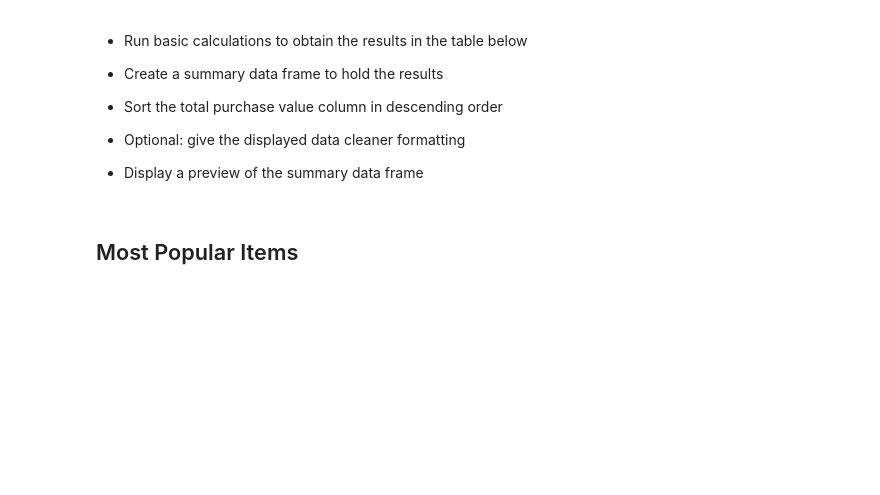
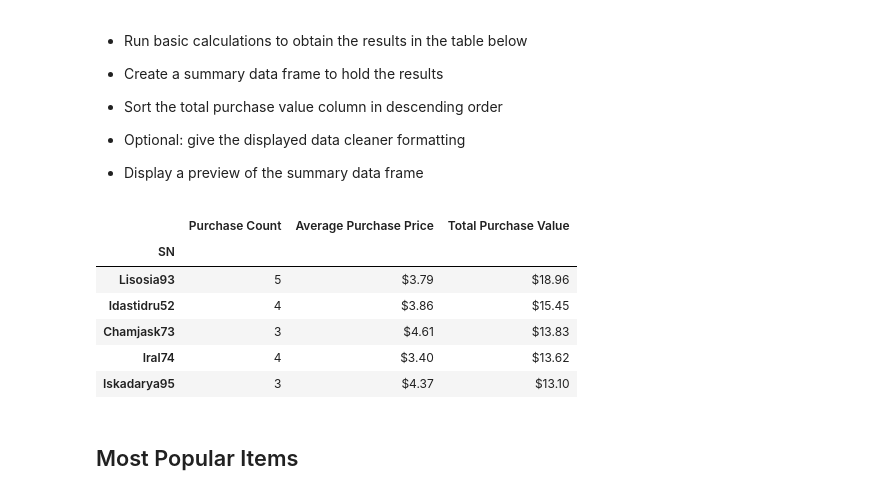
Before and after one commit to safetyh546/pandas-challenge, a Jupyter notebook: HeroesOfPymoli/HeroesOfPymoli_starter.ipynb, the cells around one changed output. Saved outputs shown, nothing was run; the diff lists cells and outputs as text; code cells hidden in the pictures; blank space fills up the shorter version.

```diff
--- a/HeroesOfPymoli/HeroesOfPymoli_starter.ipynb
+++ b/HeroesOfPymoli/HeroesOfPymoli_starter.ipynb
@@ -292,6 +298,38 @@ PurchaseAnalysis
 
 
 * Display a preview of the summary data frame
+# %%
+# Create a GroupBy object based upon "SN"
+TopSpenderGroup = purchase_data.groupby("SN")
+
+#Build data for summary dataframe
+TSPurchaseCount = TopSpenderGroup["Purchase ID"].count()
+TSAvgPurchasePrice = TopSpenderGroup["Price"].mean()
+TSTotalPurchaseValue = TopSpenderGroup["Price"].sum()
+
+#Build summary dataframe
+TopSpender= pd.DataFrame({"Purchase Count": TSPurchaseCount,
+                                "Average Purchase Price": TSAvgPurchasePrice,
+                                "Total Purchase Value": TSTotalPurchaseValue
+                               })
+
+#Sort by total purchase value in descending order
+TopSpender.sort_values(by=['Total Purchase Value'], inplace=True, ascending=False)
+
+#Format to str to display $ sign for applicable columns
+TopSpender["Average Purchase Price"]=TopSpender["Average Purchase Price"].map("${:.2f}".format)
+TopSpender["Total Purchase Value"]=TopSpender["Total Purchase Value"].map("${:.2f}".format)
+
+#Display summary dataframe
+TopSpender.head()
+# %% [output]
+|  | Purchase Count | Average Purchase Price | Total Purchase Value |
+| SN |  |  |  |
+| Lisosia93 | 5 | $3.79 | $18.96 |
+| Idastidru52 | 4 | $3.86 | $15.45 |
+| Chamjask73 | 3 | $4.61 | $13.83 |
+| Iral74 | 4 | $3.40 | $13.62 |
+| Iskadarya95 | 3 | $4.37 | $13.10 |
 # %% [markdown]
 ## Most Popular Items
 # %% [markdown]
```
Also changed, not shown: parts of 6 cells of this notebook.
